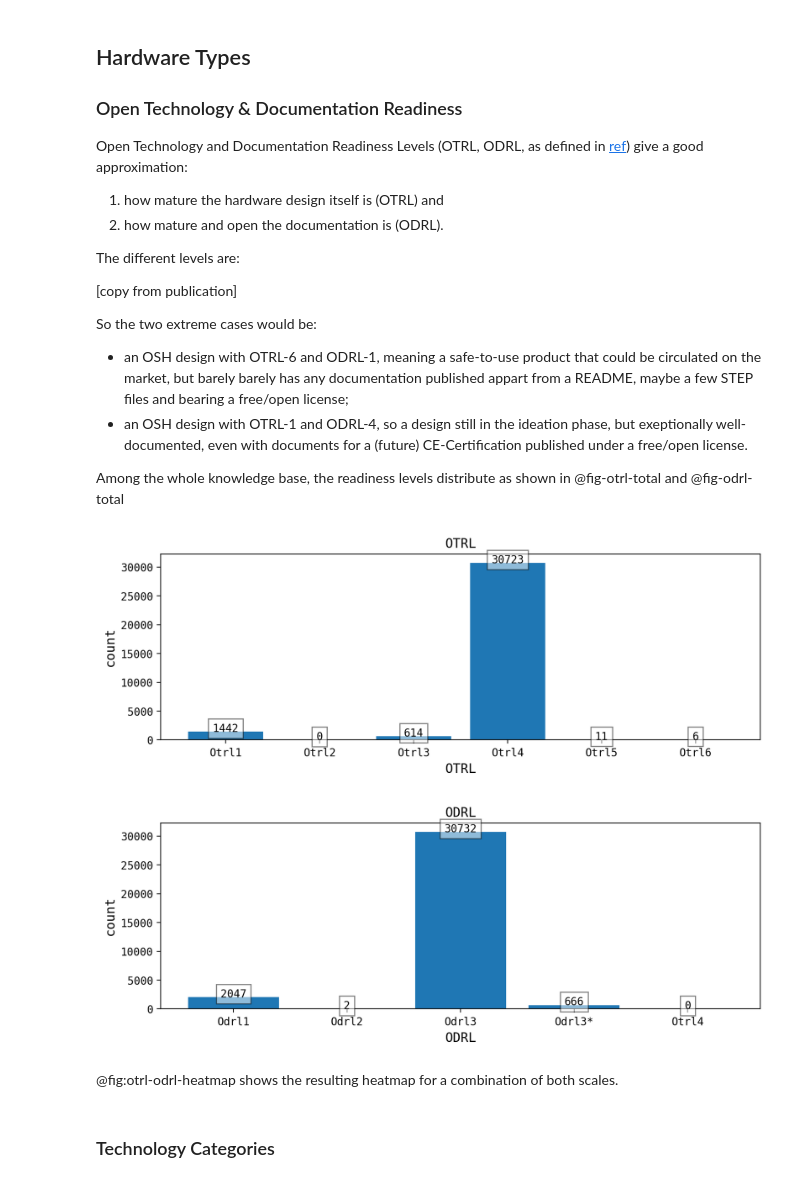
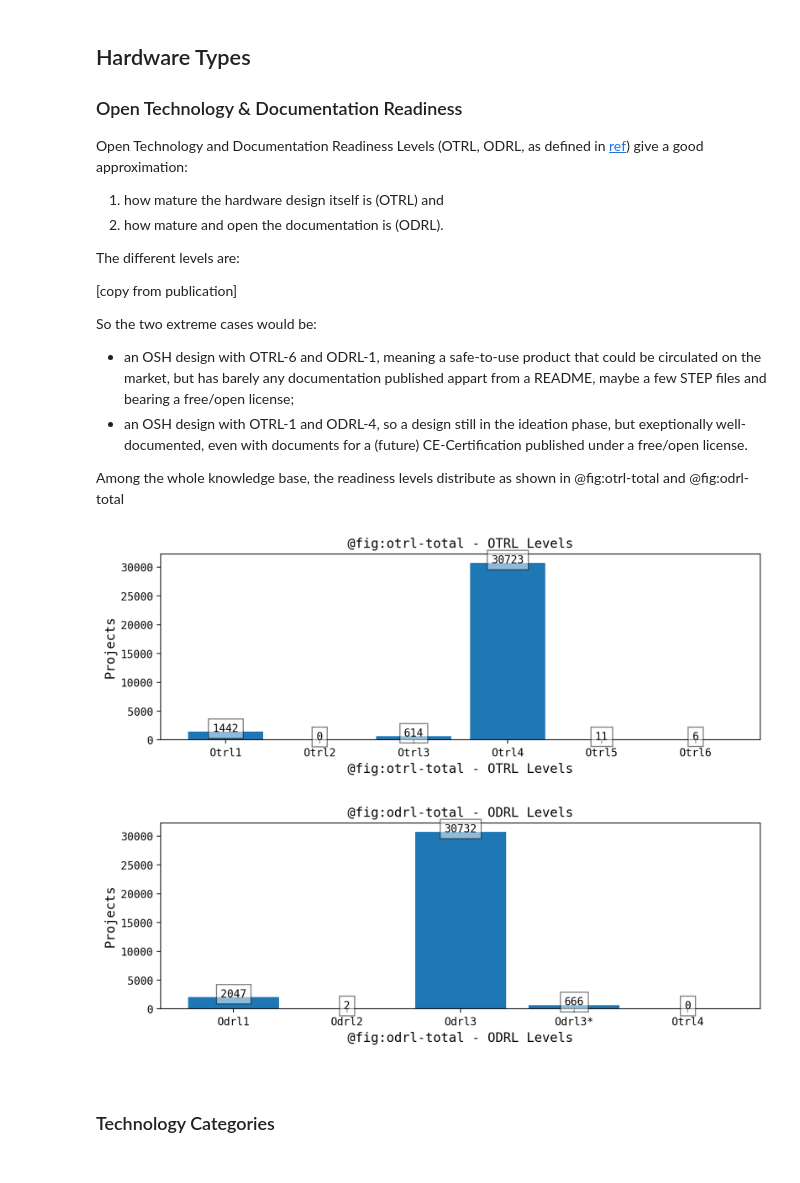
Before and after one commit to OPEN-NEXT/LOSH-Reporter, a Jupyter notebook: report.ipynb, the cells around one changed output. Drawn from its saved outputs; the diff is of its cells as text; code cells hidden in the pictures.

```diff
--- a/report.ipynb
+++ b/report.ipynb
@@ -515,45 +518,50 @@ The different levels are:
 
 So the two extreme cases would be:
 
-- an OSH design with OTRL-6 and ODRL-1, meaning a safe-to-use product that could be circulated on the market, but barely barely has any documentation published appart from a README, maybe a few STEP files and bearing a free/open license;
-- an OSH design with OTRL-1 and ODRL-4, so a design still in the ideation phase, but exeptionally well-documented, even with documents for a (future) CE-Certification published under a free/open license.
+- an OSH design with OTRL-6 and ODRL-1,
+  meaning a safe-to-use product that could be circulated on the market,
+  but has barely any documentation published appart from a README,
+  maybe a few STEP files and bearing a free/open license;
+- an OSH design with OTRL-1 and ODRL-4,
+  so a design still in the ideation phase,
+  but exeptionally well-documented,
+  even with documents for a (future) CE-Certification published under a free/open license.
 
-Among the whole knowledge base, the readiness levels distribute as shown in @fig-otrl-total and @fig-odrl-total
+Among the whole knowledge base,
+the readiness levels distribute as shown in @fig:otrl-total and @fig:odrl-total
 # %%
-# <!--- TODO Robin horizontal stacked bar chart for OTRL levels and (stacked) their distribution among the {platforms}, also include "undefined" -->
-# {#fig:otrl-total}
+# horizontal stacked bar chart for OTRL levels and (stacked) their distribution among the {platforms}, also include "undefined"
 x_selector="otrl.otrl"
 y_selector="otrl.count"
 otrl_all = ['Otrl1', 'Otrl2', 'Otrl3', 'Otrl4', 'Otrl5', 'Otrl6']
 x, y = fetch_xy(x_selector, y_selector)
 
 def fill_with_zero(x, y, all_x):
     tups = zip(x, y)
     tups = sorted(tups)
     non_zero_data = dict(tups)
 
     x = []
     y = []
     for i in range(len(all_x)):
         x.append(all_x[i])
         y.append(non_zero_data[all_x[i]] if all_x[i] in non_zero_data else 0)
 
     return x, y
 
 x, y = fill_with_zero(x, y, otrl_all)
 
 fig, ax = barchart_create(
     x,
     y,
-    title="OTRL",
-    label="count")
+    title="@fig:otrl-total - OTRL Levels",
+    label="Projects")
 # ax.set_yscale('log')
 barchart_add_labels(x, y)
 # %% [output]
-[figure, old version]
+[figure, new version]
 # %%
-# <!--- TODO Robin horizontal stacked bar chart for ODRL levels and (stacked) their distribution among the {platforms}, also include "undefined -->
-# {#fig:odrl-total}
+# horizontal stacked bar chart for ODRL levels and (stacked) their distribution among the {platforms}, also include "undefined
 x_selector="odrl.odrl"
 y_selector="odrl.count"
 odrl_all = ['Odrl1', 'Odrl2', 'Odrl3', 'Odrl3*', 'Otrl4']
@@ -563,12 +571,12 @@ x, y = fill_with_zero(x, y, odrl_all)
 fig, ax = barchart_create(
     x,
     y,
-    title="ODRL",
-    label="count")
+    title="@fig:odrl-total - ODRL Levels",
+    label="Projects")
 # ax.set_yscale('log')
 barchart_add_labels(x, y)
 # %% [output]
-[figure, old version]
+[figure, new version]
 # %% [markdown]
-@fig:otrl-odrl-heatmap shows the resulting heatmap for a combination of both scales.
+<!-- @fig:otrl-odrl-heatmap shows the resulting heatmap for a combination of both scales. -->
 # %%
```
Also changed, not shown: parts of 37 cells of this notebook.
